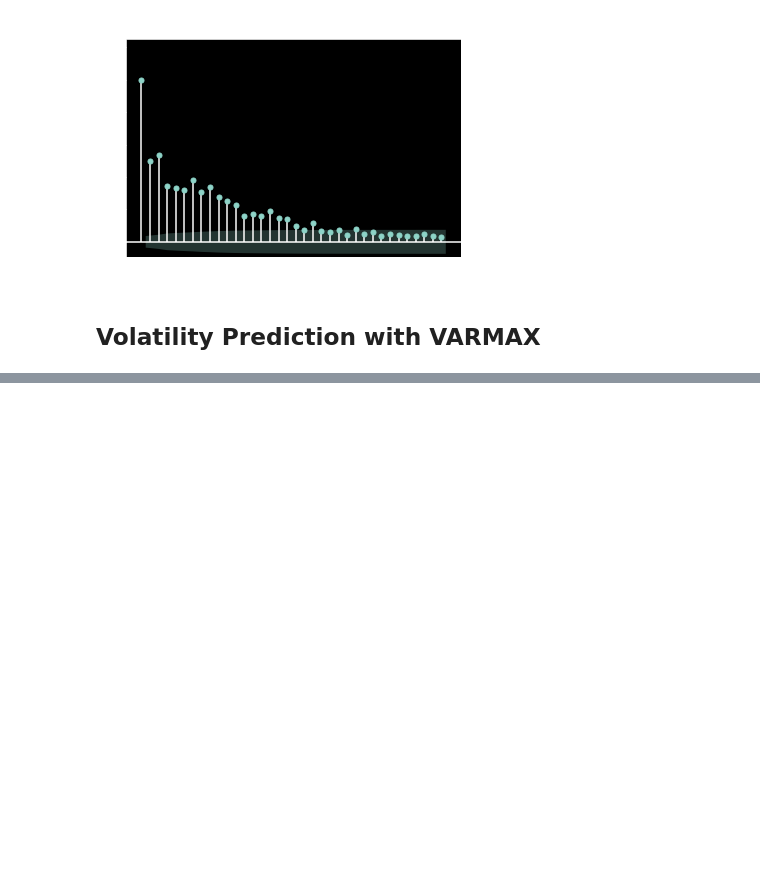
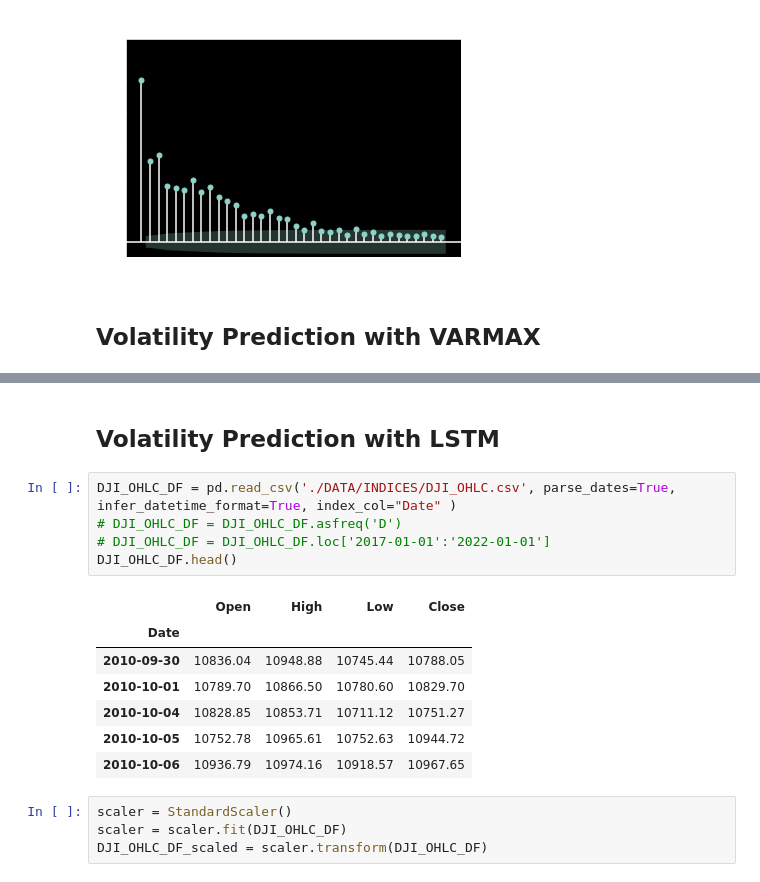
Before and after one commit to lrb924/Predicted_Volatility, a Jupyter notebook: alec.ipynb, the cells around one changed output, grey strips where cells are left out. Saved outputs shown, nothing was run; the diff lists cells and outputs as text; blank space fills up the shorter version.

```diff
--- a/alec.ipynb
+++ b/alec.ipynb
@@ -141,3 +181,22 @@ Ljung-Box (L1) (Q):         nan, nan, nan, nan   Jarque-Bera (JB):   599.83, 558
 
 Warnings:
 [1] Covariance matrix calculated using the outer product of gradients (complex-step).
+# %% [markdown]
+## Volatility Prediction with LSTM
+# %%
+DJI_OHLC_DF = pd.read_csv('./DATA/INDICES/DJI_OHLC.csv', parse_dates=True, infer_datetime_format=True, index_col="Date" )
+# DJI_OHLC_DF = DJI_OHLC_DF.asfreq('D')
+# DJI_OHLC_DF = DJI_OHLC_DF.loc['2017-01-01':'2022-01-01']
+DJI_OHLC_DF.head()
+# %% [output]
+|  | Open | High | Low | Close |
+| Date |  |  |  |  |
+| 2010-09-30 | 10836.04 | 10948.88 | 10745.44 | 10788.05 |
+| 2010-10-01 | 10789.70 | 10866.50 | 10780.60 | 10829.70 |
+| 2010-10-04 | 10828.85 | 10853.71 | 10711.12 | 10751.27 |
+| 2010-10-05 | 10752.78 | 10965.61 | 10752.63 | 10944.72 |
+| 2010-10-06 | 10936.79 | 10974.16 | 10918.57 | 10967.65 |
+# %%
+scaler = StandardScaler()
+scaler = scaler.fit(DJI_OHLC_DF)
+DJI_OHLC_DF_scaled = scaler.transform(DJI_OHLC_DF)
```
Also changed, not shown: parts of 17 cells of this notebook, 1 other file.
